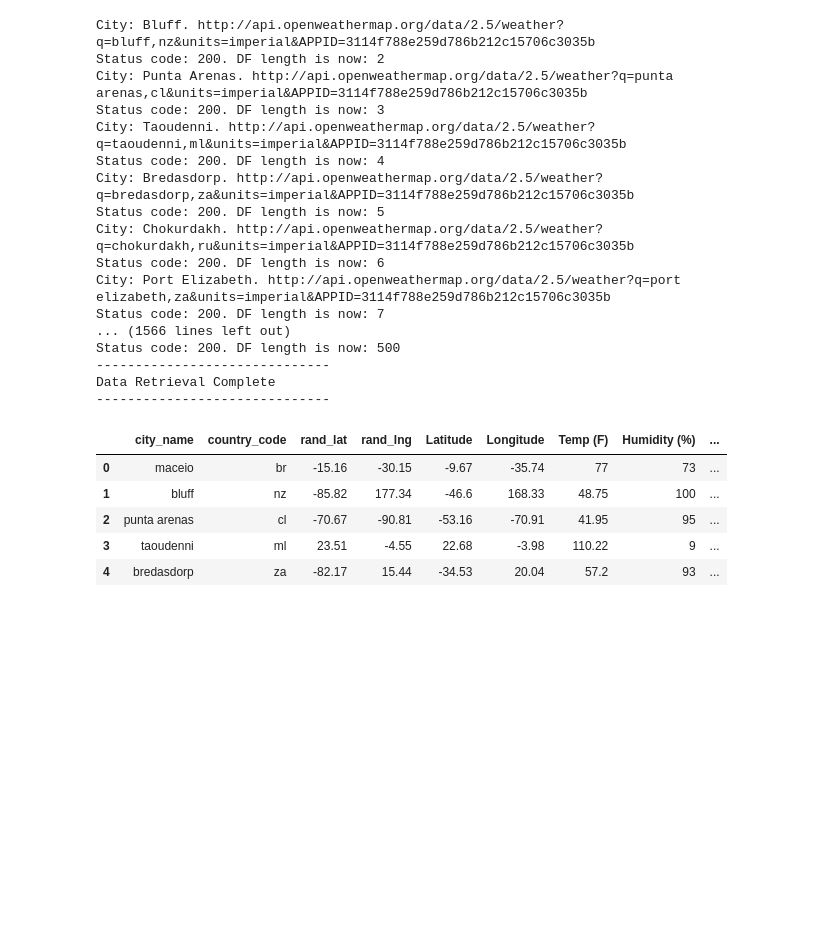
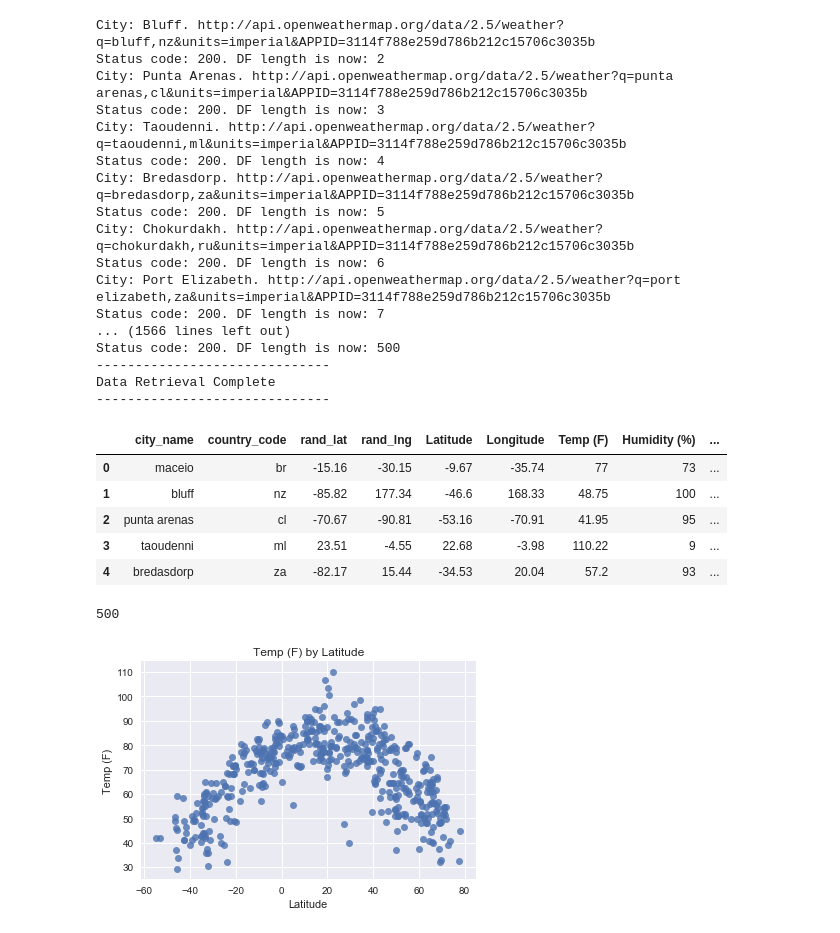
Before and after one commit to BLKOPL/PythonAPIs, a Jupyter notebook: WeatherPy.ipynb, the cells around one changed output. Cells and saved outputs as stored; diff of their text form; code cells hidden in the pictures; blank space fills up the shorter version.

Commit message:
plotting data

```diff
--- a/WeatherPy.ipynb
+++ b/WeatherPy.ipynb
@@ -122,3 +122,8 @@ Data Retrieval Complete
 | 2 | punta arenas | cl | -70.67 | -90.81 | -53.16 | -70.91 | 41.95 | 95 | ... |
 | 3 | taoudenni | ml | 23.51 | -4.55 | 22.68 | -3.98 | 110.22 | 9 | ... |
 | 4 | bredasdorp | za | -82.17 | 15.44 | -34.53 | 20.04 | 57.2 | 93 | ... |
+# %%
+#sanity check
+len(cities_df)
+# %% [output]
+500
@@ -124,0 +133,14 @@ Data Retrieval Complete
+# %%
+# Build a scatter plot City Latitude vs. Temperature
+sns.set_style('ticks')
+sns.set(style="darkgrid")
+fig, ax = plt.subplots()
+p = sns.regplot(x="Latitude", y="Temp (F)", data=cities_df, fit_reg=False).set_title('Temp (F) by Latitude')
+
+# Save the figure
+plt.savefig("Output/lat_v_temp.png")
+
+# Show plot
+plt.show()
+# %% [output]
+[figure, added]
```
Also changed, not shown: parts of 2 cells of this notebook, 5 other files.
